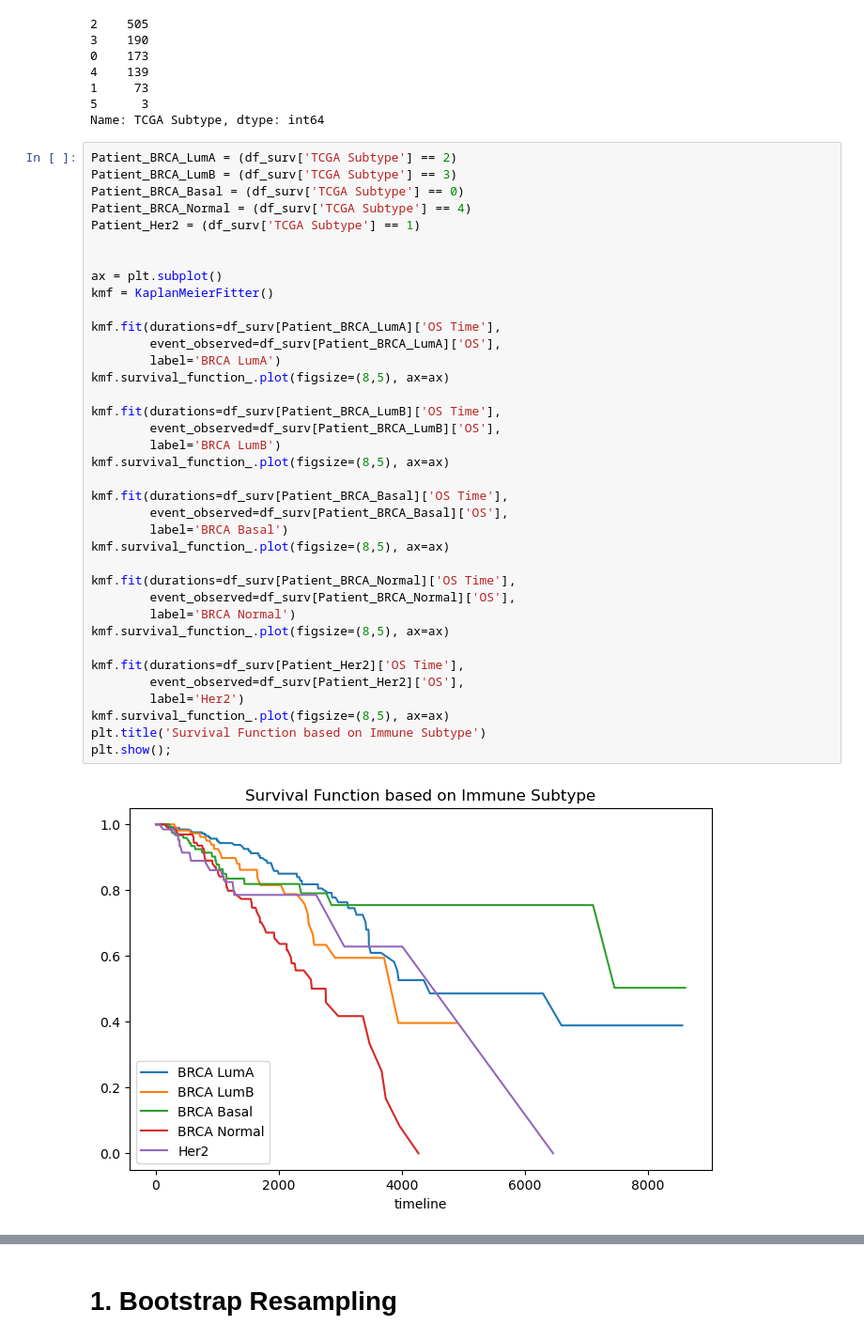
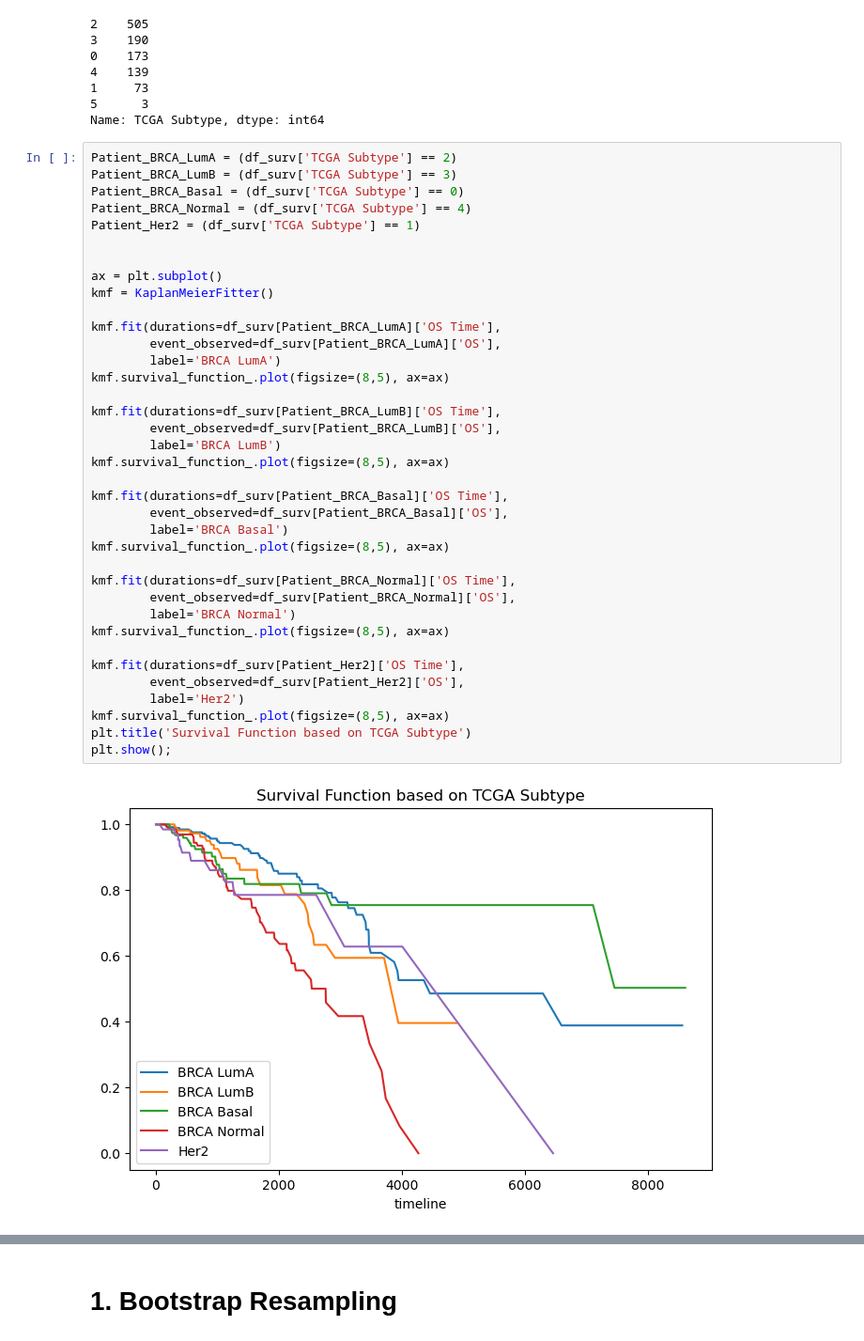
Before and after one commit to Rawanrb/SurvivalTutorial, a Jupyter notebook: Tutorial-1.ipynb, the cells around one changed output, grey strips where cells are left out. Shown: that part at 94% size. Cells and saved outputs as stored; diff of their text form.

```diff
--- a/Tutorial-1.ipynb
+++ b/Tutorial-1.ipynb
@@ -194,32 +191,32 @@ Patient_Her2 = (df_surv['TCGA Subtype'] == 1)
 
 ax = plt.subplot()
 kmf = KaplanMeierFitter()
 
 kmf.fit(durations=df_surv[Patient_BRCA_LumA]['OS Time'],
         event_observed=df_surv[Patient_BRCA_LumA]['OS'],
         label='BRCA LumA')
 kmf.survival_function_.plot(figsize=(8,5), ax=ax)
 
 kmf.fit(durations=df_surv[Patient_BRCA_LumB]['OS Time'],
         event_observed=df_surv[Patient_BRCA_LumB]['OS'],
         label='BRCA LumB')
 kmf.survival_function_.plot(figsize=(8,5), ax=ax)
 
 kmf.fit(durations=df_surv[Patient_BRCA_Basal]['OS Time'],
         event_observed=df_surv[Patient_BRCA_Basal]['OS'],
         label='BRCA Basal')
 kmf.survival_function_.plot(figsize=(8,5), ax=ax)
 
 kmf.fit(durations=df_surv[Patient_BRCA_Normal]['OS Time'],
         event_observed=df_surv[Patient_BRCA_Normal]['OS'],
         label='BRCA Normal')
 kmf.survival_function_.plot(figsize=(8,5), ax=ax)
 
 kmf.fit(durations=df_surv[Patient_Her2]['OS Time'],
         event_observed=df_surv[Patient_Her2]['OS'],
         label='Her2')
 kmf.survival_function_.plot(figsize=(8,5), ax=ax)
-plt.title('Survival Function based on Immune Subtype')
+plt.title('Survival Function based on TCGA Subtype')
 plt.show();
 # %% [output]
-[figure, old version]
+[figure, new version]
```
Also changed, not shown: parts of 12 cells of this notebook.
